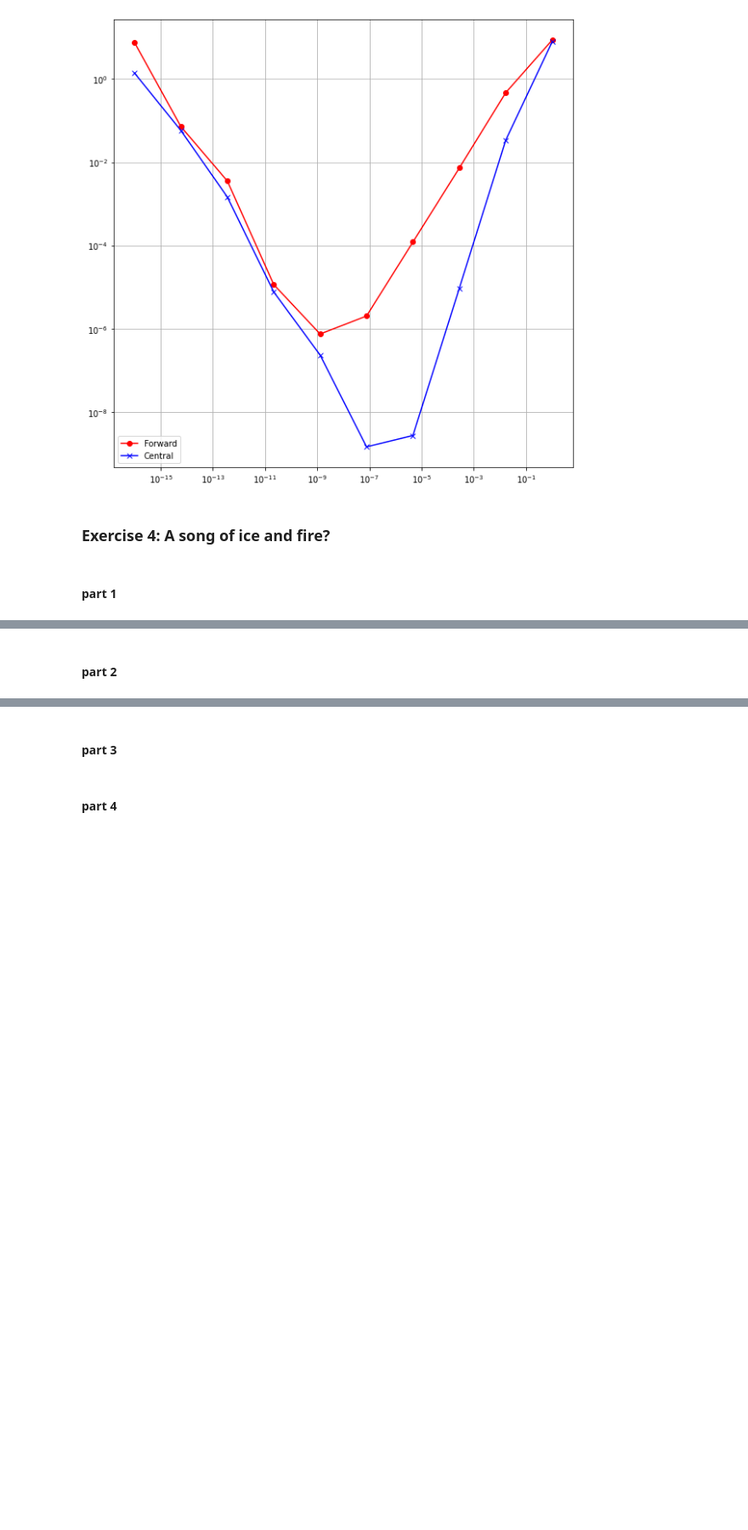
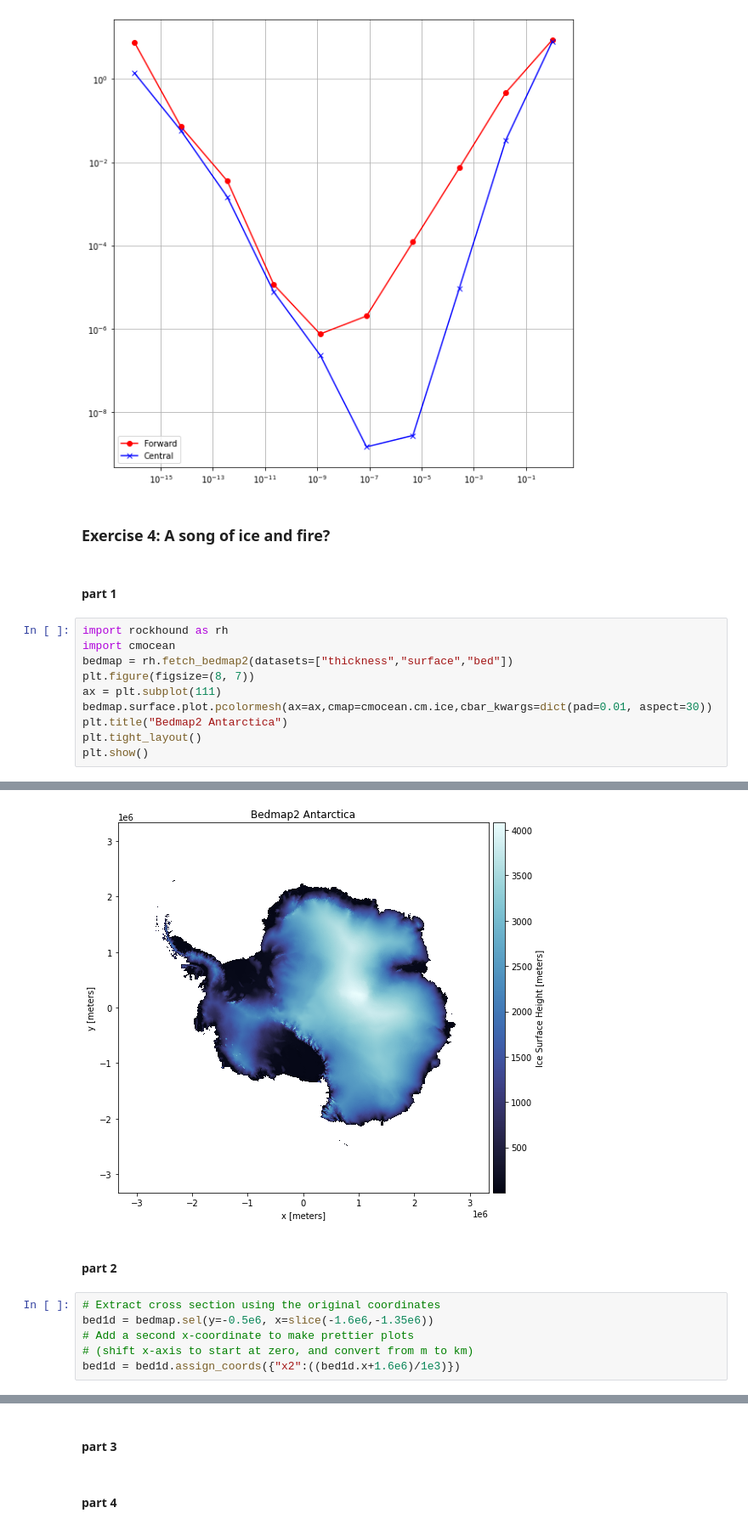
Before and after one commit to adnehk/Project1_MOD510, a Jupyter notebook: Project1_15.ipynb, the cells around one changed output, grey strips where cells are left out. Shown at 85% size. Cells and saved outputs as stored; diff of their text form; blank space fills up the shorter version.

```diff
--- a/Project1_15.ipynb
+++ b/Project1_15.ipynb
@@ -280,3 +280,14 @@ WP1.scatter_error()
 ### Exercise 4: A song of ice and fire?
 # %% [markdown]
 #### part 1 ####
+# %%
+import rockhound as rh
+import cmocean
+bedmap = rh.fetch_bedmap2(datasets=["thickness","surface","bed"])
+plt.figure(figsize=(8, 7))
+ax = plt.subplot(111)
+bedmap.surface.plot.pcolormesh(ax=ax,cmap=cmocean.cm.ice,cbar_kwargs=dict(pad=0.01, aspect=30))
+plt.title("Bedmap2 Antarctica")
+plt.tight_layout()
+plt.show()
+# %% [output]
@@ -283,2 +296,9 @@ WP1.scatter_error()
+[figure, added]
 # %% [markdown]
 #### part 2 ####
+# %%
+# Extract cross section using the original coordinates
+bed1d = bedmap.sel(y=-0.5e6, x=slice(-1.6e6,-1.35e6))
+# Add a second x-coordinate to make prettier plots
+# (shift x-axis to start at zero, and convert from m to km)
+bed1d = bed1d.assign_coords({"x2":((bed1d.x+1.6e6)/1e3)})
```
Also changed, not shown: parts of 3 cells of this notebook.
